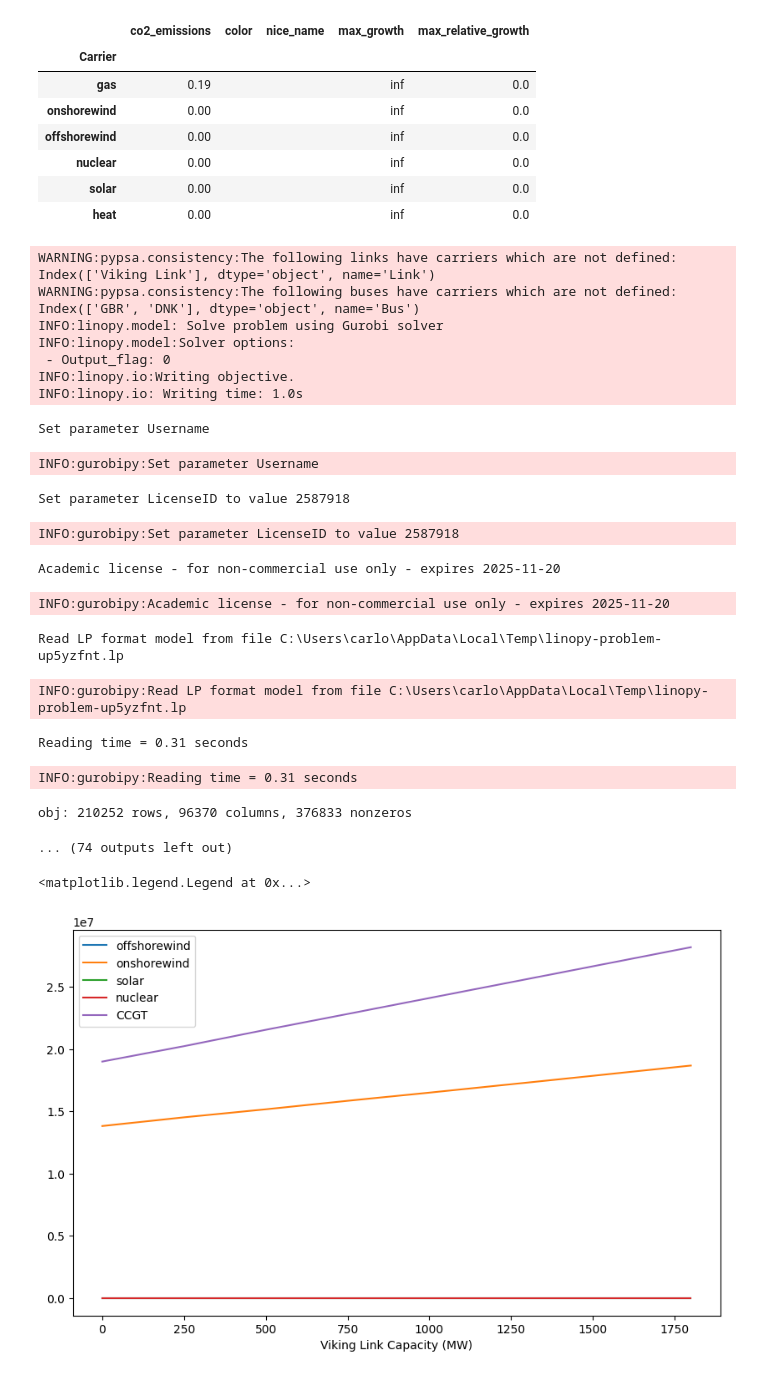
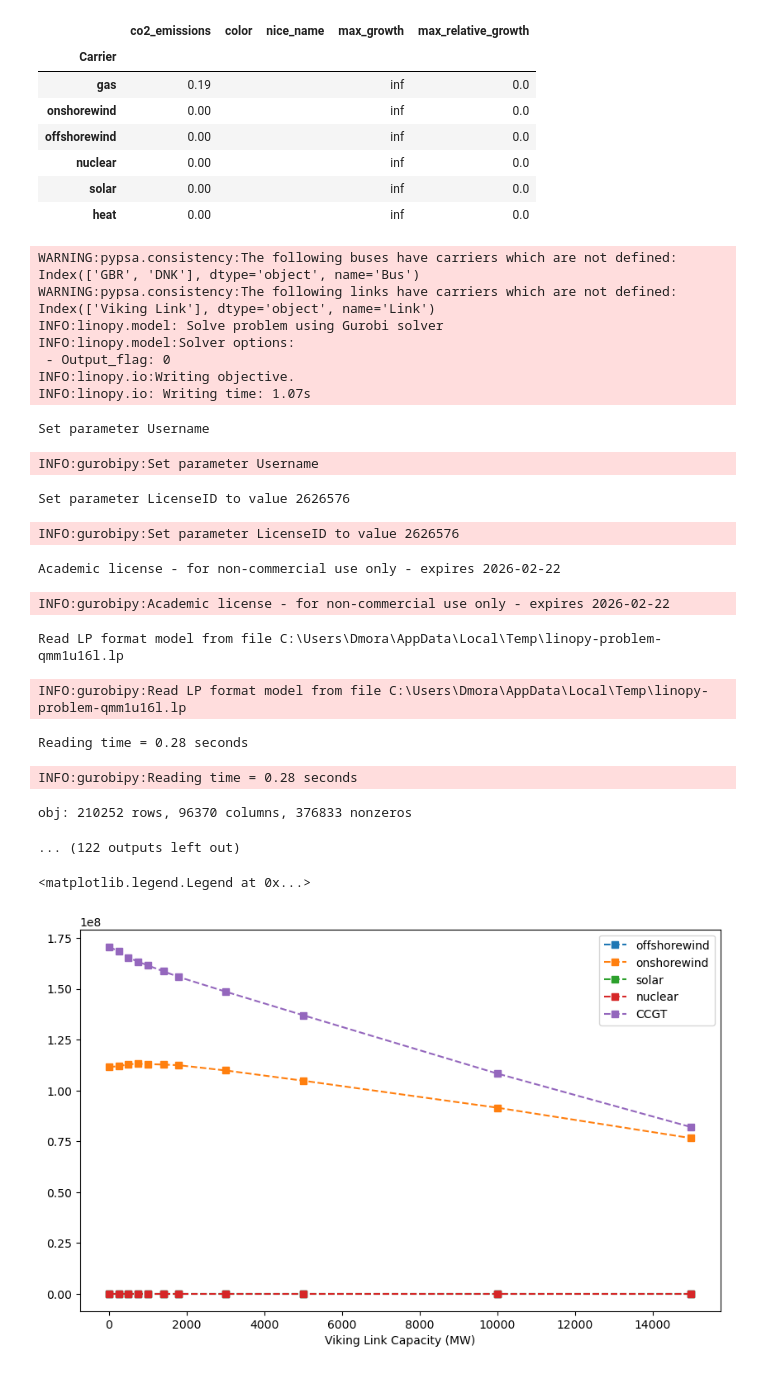
Before and after one commit to CarlosFdHL/ieg_project, a Jupyter notebook: Hmodel.ipynb, the cells around one changed output. Cells and saved outputs as stored; diff of their text form; code cells hidden in the pictures.

Commit message:
H_model with improvements

```diff
--- a/Hmodel.ipynb
+++ b/Hmodel.ipynb
@@ -195,8 +195,7 @@ n.add("Link",
       p_nom = 3000,#1400, # in MW
       p_min_pu=-1, # negative flow possible (import from DNK to GBR)
       p_max_pu=1, # positive flow possible (export from GBR to DNK)
-      r = 1,
-      x = 1,
+      r_per_length = 9.3e-3, # in ohm/km
       length = viking_link_length, # in km
       capital_cost = capex_viking_link,  # in €/MW
       overwrite=True
@@ -361,7 +360,7 @@ n.carriers
 | heat | 0.00 |  |  | inf | 0.0 |
 # %%
 # Define the CO2 constraint values for sensitivity analysis
-viking_link_capacity = [0, 250, 500, 750, 1000, 1400, 1800]  # in MW
+viking_link_capacity = [0, 250, 500, 750, 1000, 1400, 1800, 3000,5000,10000,15000]  # in MW
 
 results = []
 
@@ -407,34 +406,35 @@ for capacity in viking_link_capacity:
 # Display the results
 print(results)
 # %% [output]
+WARNING:pypsa.consistency:The following buses have carriers which are not defined:
+Index(['GBR', 'DNK'], dtype='object', name='Bus')
 WARNING:pypsa.consistency:The following links have carriers which are not defined:
 Index(['Viking Link'], dtype='object', name='Link')
-WARNING:pypsa.consistency:The following buses have carriers which are not defined:
-Index(['GBR', 'DNK'], dtype='object', name='Bus')
 INFO:linopy.model: Solve problem using Gurobi solver
 INFO:linopy.model:Solver options:
  - Output_flag: 0
 INFO:linopy.io:Writing objective.
-INFO:linopy.io: Writing time: 1.0s
+INFO:linopy.io: Writing time: 1.07s
 Set parameter Username
 INFO:gurobipy:Set parameter Username
-Set parameter LicenseID to value 2587918
+Set parameter LicenseID to value 2626576
-INFO:gurobipy:Set parameter LicenseID to value 2587918
+INFO:gurobipy:Set parameter LicenseID to value 2626576
-Academic license - for non-commercial use only - expires 2025-11-20
+Academic license - for non-commercial use only - expires 2026-02-22
-INFO:gurobipy:Academic license - for non-commercial use only - expires 2025-11-20
+INFO:gurobipy:Academic license - for non-commercial use only - expires 2026-02-22
-Read LP format model from file C:\Users\carlo\AppData\Local\Temp\linopy-problem-up5yzfnt.lp
+Read LP format model from file C:\Users\Dmora\AppData\Local\Temp\linopy-problem-qmm1u16l.lp
-INFO:gurobipy:Read LP format model from file C:\Users\carlo\AppData\Local\Temp\linopy-problem-up5yzfnt.lp
+INFO:gurobipy:Read LP format model from file C:\Users\Dmora\AppData\Local\Temp\linopy-problem-qmm1u16l.lp
-Reading time = 0.31 seconds
+Reading time = 0.28 seconds
-INFO:gurobipy:Reading time = 0.31 seconds
+INFO:gurobipy:Reading time = 0.28 seconds
 obj: 210252 rows, 96370 columns, 376833 nonzeros
-... (74 outputs left out)
+... (122 outputs left out)
 # %%
 # Plot variation of electricity mix with Viking Link capacity
 fig, ax = plt.subplots(figsize=(10, 6))
 for i, source in enumerate(energy_sources):
-    ax.plot(viking_link_capacity, [result["DNK energy mix"][source] for result in results], label=source)
+    ax.plot(viking_link_capacity, [result["GBR energy mix"][source] for result in results], '--s', label=source)
 ax.set_xlabel("Viking Link Capacity (MW)")
+
 ax.legend()
 # %% [output]
 <matplotlib.legend.Legend at 0x...>
-[figure, old version]
+[figure, new version]
```
Also changed, not shown: parts of 6 cells of this notebook.
